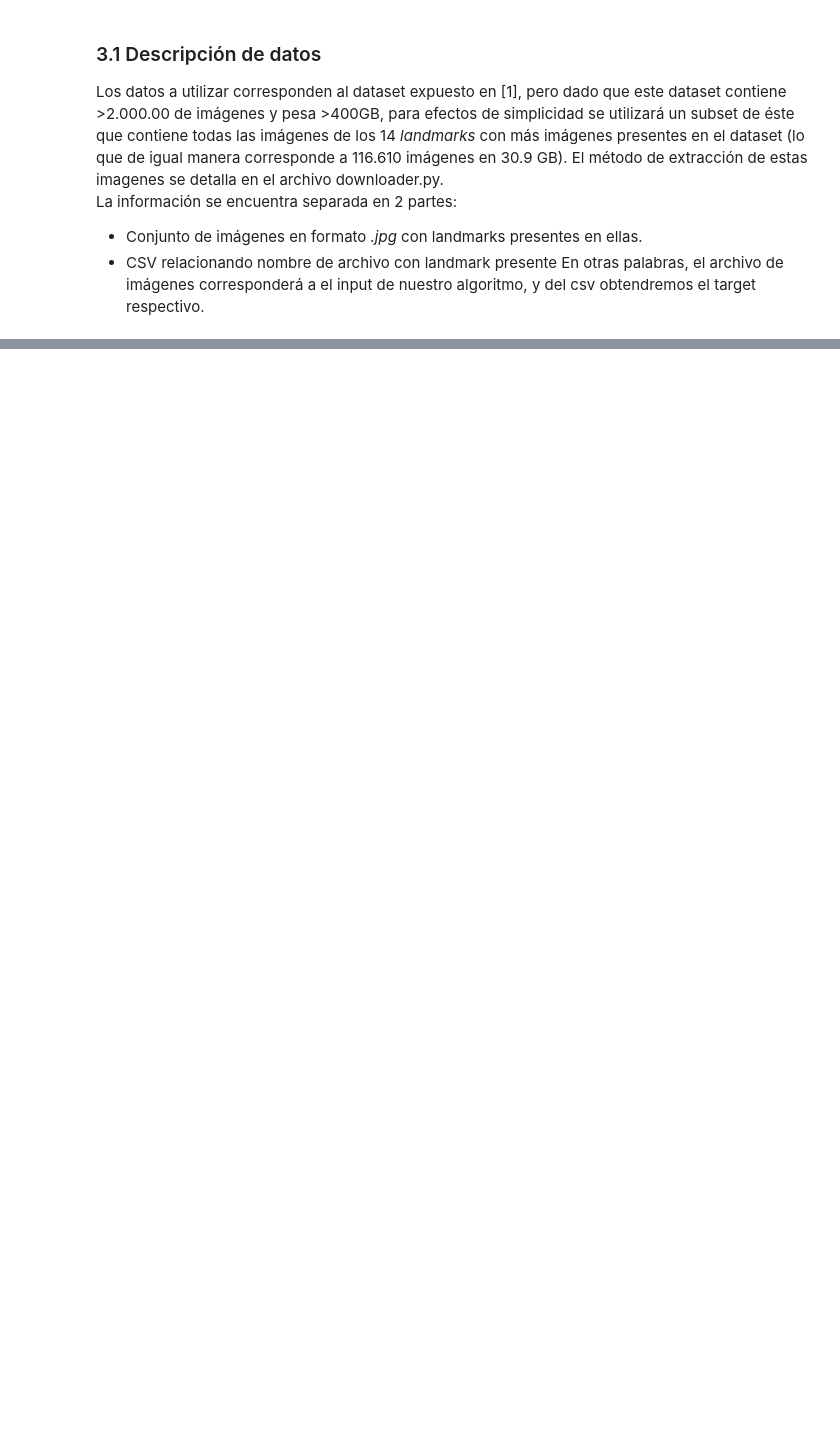
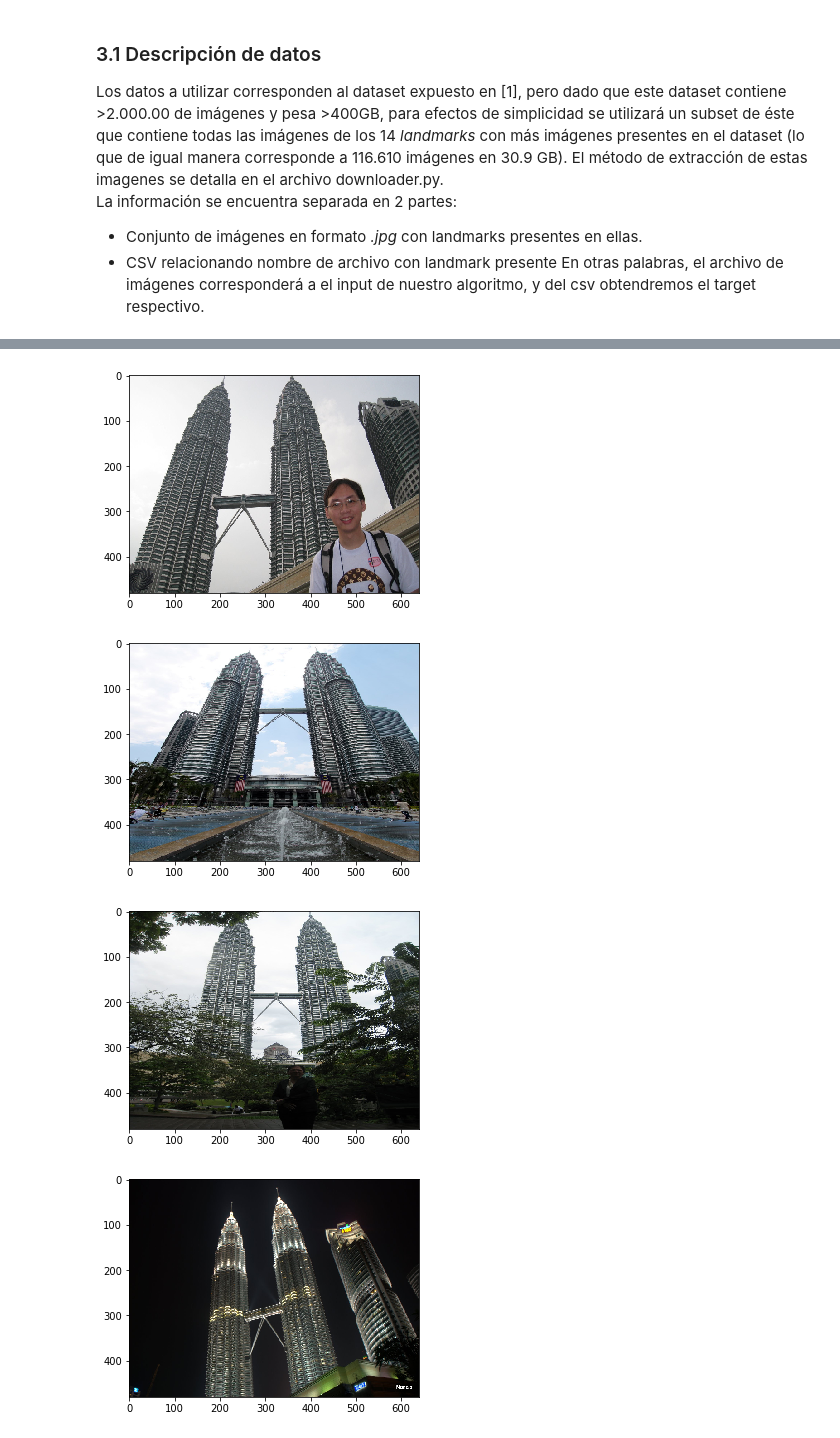
Before and after one commit to gregschuit/Proyecto-IIC3695, a Jupyter notebook: Proyecto.ipynb, the cells around one changed output, grey strips where cells are left out. Cells and saved outputs as stored; diff of their text form; code cells hidden in the pictures; blank space fills up the shorter version.

```diff
--- a/Proyecto.ipynb
+++ b/Proyecto.ipynb
@@ -180,0 +327,19 @@ Una propuesta respecto al manejo de datos para la implementación, es comenzar u
+# %%
+img1 = image.load_img(traindata['filename'][traindata.landmark_id == 5554].iloc[0], target_size=(480,640))
+img2 = image.load_img(traindata['filename'][traindata.landmark_id == 5554].iloc[1], target_size=(480,640))
+img3 = image.load_img(traindata['filename'][traindata.landmark_id == 5554].iloc[2], target_size=(480,640))
+img4 = image.load_img(traindata['filename'][traindata.landmark_id == 5554].iloc[3], target_size=(480,640))
+
+plt.imshow(img1)
+plt.show()
+plt.imshow(img2)
+plt.show()
+plt.imshow(img3)
+plt.show()
+plt.imshow(img4)
+plt.show()
+# %% [output]
+[figure, added]
+[figure, added]
+[figure, added]
+[figure, added]
```
Also changed, not shown: parts of 23 cells of this notebook, 4 other files.
